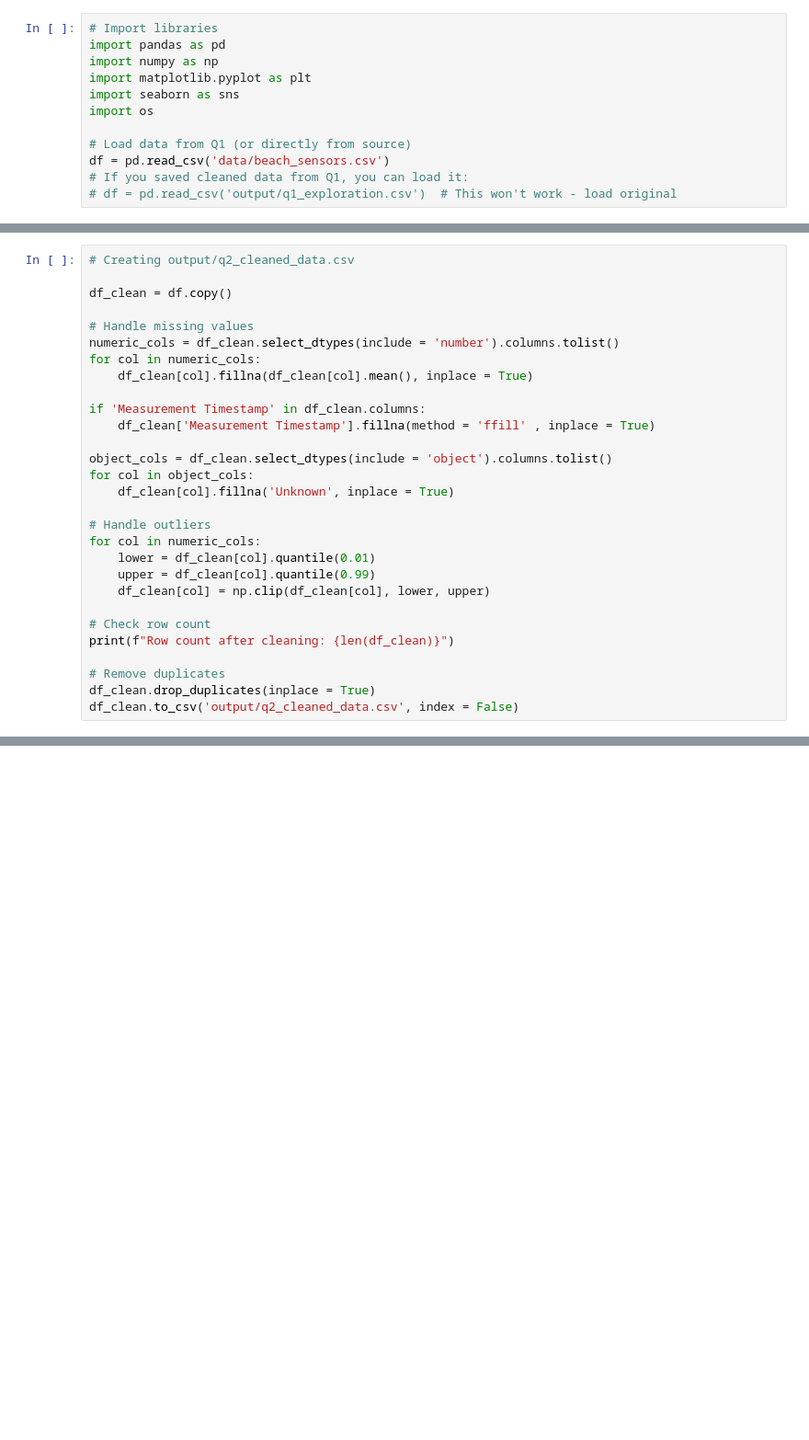
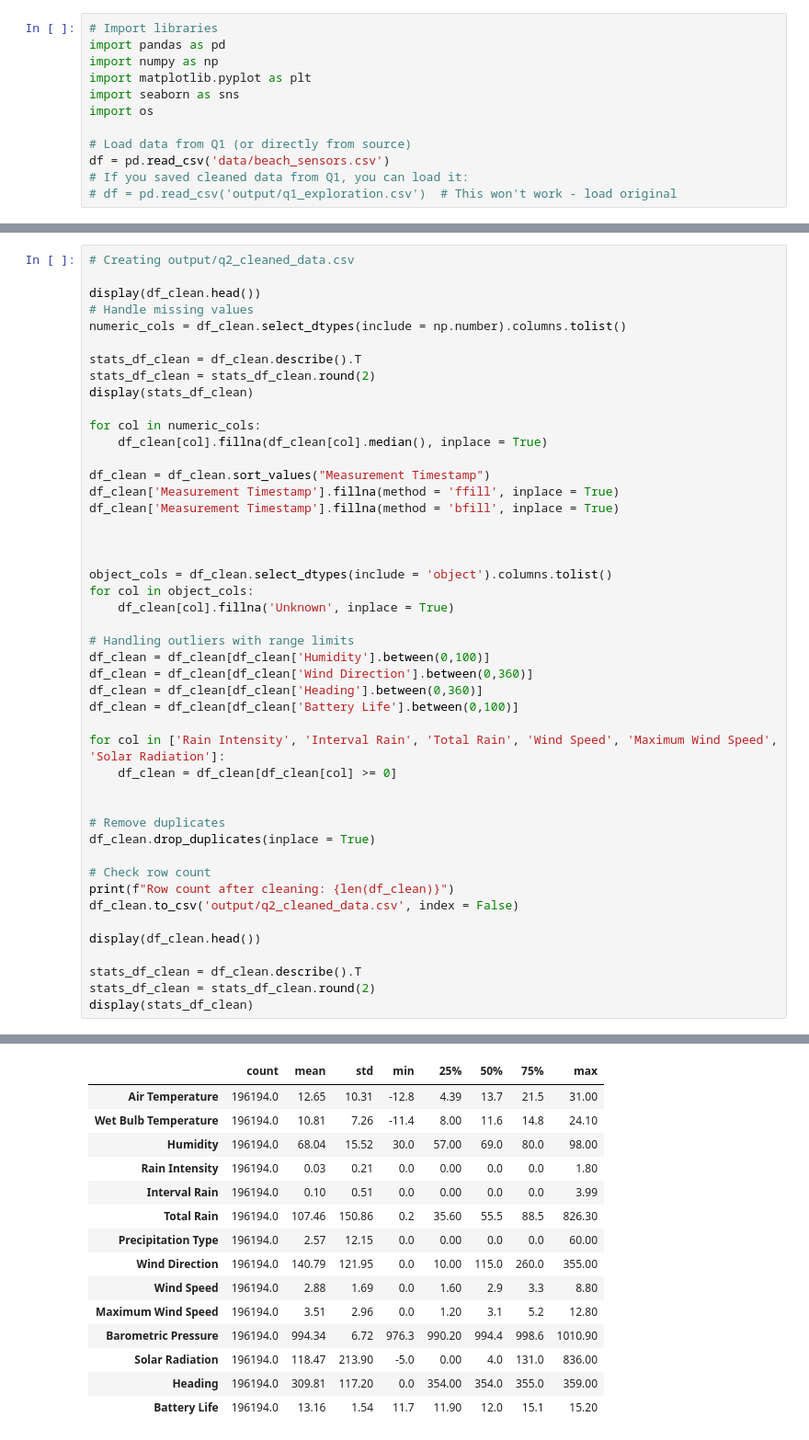
Before and after one commit to UCSF-DataSci/ds217-11-final-chrissie331, a Jupyter notebook: q2_data_cleaning.ipynb, the cells around one changed output, grey strips where cells are left out. Shown at 92% size. Drawn from its saved outputs; the diff is of its cells as text; blank space fills up the shorter version.

```diff
--- a/q2_data_cleaning.ipynb
+++ b/q2_data_cleaning.ipynb
@@ -26,30 +37,47 @@ df = pd.read_csv('data/beach_sensors.csv')
 # %%
 # Creating output/q2_cleaned_data.csv
 
-df_clean = df.copy()
+display(df_clean.head())
+# Handle missing values
+numeric_cols = df_clean.select_dtypes(include = np.number).columns.tolist()
 
-# Handle missing values
-numeric_cols = df_clean.select_dtypes(include = 'number').columns.tolist()
+stats_df_clean = df_clean.describe().T
+stats_df_clean = stats_df_clean.round(2)
+display(stats_df_clean)
+
 for col in numeric_cols:
-    df_clean[col].fillna(df_clean[col].mean(), inplace = True)
+    df_clean[col].fillna(df_clean[col].median(), inplace = True)
 
-if 'Measurement Timestamp' in df_clean.columns:
-    df_clean['Measurement Timestamp'].fillna(method = 'ffill' , inplace = True)
+df_clean = df_clean.sort_values("Measurement Timestamp")
+df_clean['Measurement Timestamp'].fillna(method = 'ffill', inplace = True)
+df_clean['Measurement Timestamp'].fillna(method = 'bfill', inplace = True)
+
+
 
 object_cols = df_clean.select_dtypes(include = 'object').columns.tolist()
 for col in object_cols:
     df_clean[col].fillna('Unknown', inplace = True)
 
-# Handle outliers
-for col in numeric_cols:
-    lower = df_clean[col].quantile(0.01)
-    upper = df_clean[col].quantile(0.99)
-    df_clean[col] = np.clip(df_clean[col], lower, upper)
+# Handling outliers with range limits
+df_clean = df_clean[df_clean['Humidity'].between(0,100)]
+df_clean = df_clean[df_clean['Wind Direction'].between(0,360)]
+df_clean = df_clean[df_clean['Heading'].between(0,360)]
+df_clean = df_clean[df_clean['Battery Life'].between(0,100)]
+
+for col in ['Rain Intensity', 'Interval Rain', 'Total Rain', 'Wind Speed', 'Maximum Wind Speed', 'Solar Radiation']:
+    df_clean = df_clean[df_clean[col] >= 0]
+
+
+# Remove duplicates
+df_clean.drop_duplicates(inplace = True)
 
 # Check row count
 print(f"Row count after cleaning: {len(df_clean)}")
+df_clean.to_csv('output/q2_cleaned_data.csv', index = False)
 
-# Remove duplicates
-df_clean.drop_duplicates(inplace = True)
-df_clean.to_csv('output/q2_cleaned_data.csv', index = False)
+display(df_clean.head())
+
+stats_df_clean = df_clean.describe().T
+stats_df_clean = stats_df_clean.round(2)
+display(stats_df_clean)
 # %% [output]
@@ -56,3 +90,18 @@ df_clean.to_csv('output/q2_cleaned_data.csv', index = False)
+|  | count | mean | std | min | 25% | 50% | 75% | max |
+| Air Temperature | 196194.0 | 12.65 | 10.31 | -12.8 | 4.39 | 13.7 | 21.5 | 31.00 |
+| Wet Bulb Temperature | 196194.0 | 10.81 | 7.26 | -11.4 | 8.00 | 11.6 | 14.8 | 24.10 |
+| Humidity | 196194.0 | 68.04 | 15.52 | 30.0 | 57.00 | 69.0 | 80.0 | 98.00 |
+| Rain Intensity | 196194.0 | 0.03 | 0.21 | 0.0 | 0.00 | 0.0 | 0.0 | 1.80 |
+| Interval Rain | 196194.0 | 0.10 | 0.51 | 0.0 | 0.00 | 0.0 | 0.0 | 3.99 |
+| Total Rain | 196194.0 | 107.46 | 150.86 | 0.2 | 35.60 | 55.5 | 88.5 | 826.30 |
+| Precipitation Type | 196194.0 | 2.57 | 12.15 | 0.0 | 0.00 | 0.0 | 0.0 | 60.00 |
+| Wind Direction | 196194.0 | 140.79 | 121.95 | 0.0 | 10.00 | 115.0 | 260.0 | 355.00 |
+| Wind Speed | 196194.0 | 2.88 | 1.69 | 0.0 | 1.60 | 2.9 | 3.3 | 8.80 |
+| Maximum Wind Speed | 196194.0 | 3.51 | 2.96 | 0.0 | 1.20 | 3.1 | 5.2 | 12.80 |
+| Barometric Pressure | 196194.0 | 994.34 | 6.72 | 976.3 | 990.20 | 994.4 | 998.6 | 1010.90 |
+| Solar Radiation | 196194.0 | 118.47 | 213.90 | -5.0 | 0.00 | 4.0 | 131.0 | 836.00 |
+| Heading | 196194.0 | 309.81 | 117.20 | 0.0 | 354.00 | 354.0 | 355.0 | 359.00 |
+| Battery Life | 196194.0 | 13.16 | 1.54 | 11.7 | 11.90 | 12.0 | 15.1 | 15.20 |
 The behavior will change in pandas 3.0. This inplace method will never work because the intermediate object on which we are setting values always behaves as a copy.
 
 For example, when doing 'df[col].method(value, inplace=True)', try using 'df.method({col: value}, inplace=True)' or df[col] = df[col].method(value) instead, to perform the operation inplace on the ori ...
```
Also changed, not shown: parts of 4 cells of this notebook, 5 other files.
